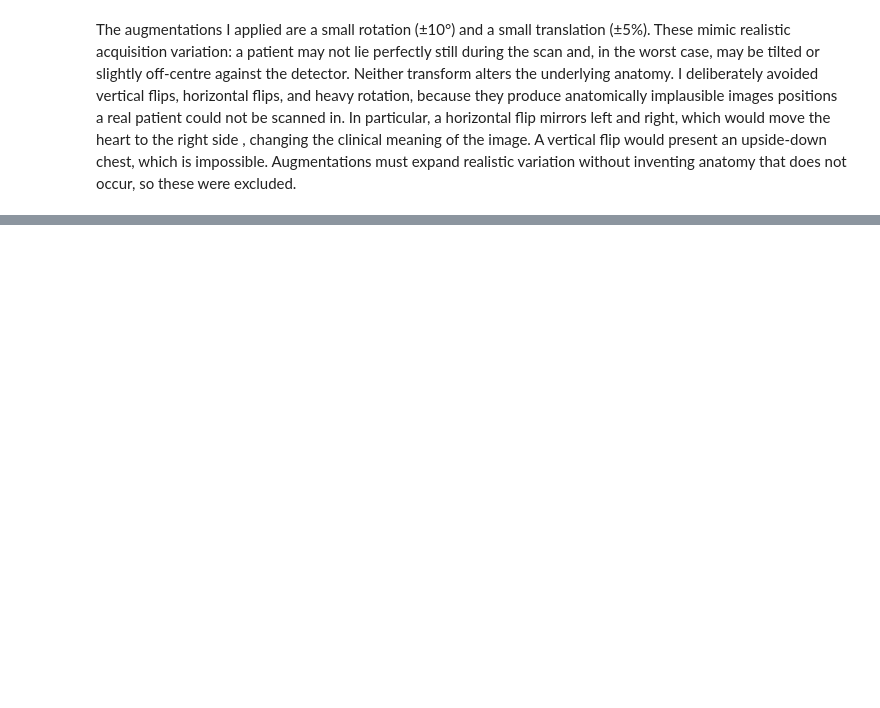
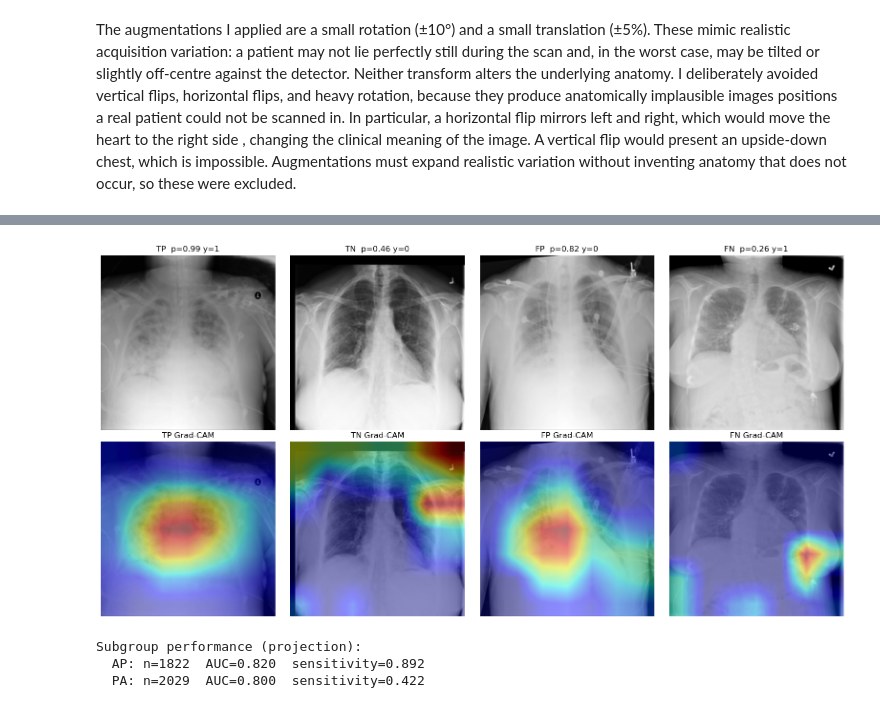
Before and after one commit to B4ryterx/ENG2440_Assignment1, a Jupyter notebook: ENG2440_Assignment1_Supporting_Files/Assignment1_Brandon-Jason.ipynb, the cells around one changed output, grey strips where cells are left out. Cells and saved outputs as stored; diff of their text form; code cells hidden in the pictures; blank space fills up the shorter version.

```diff
--- a/ENG2440_Assignment1_Supporting_Files/Assignment1_Brandon-Jason.ipynb
+++ b/ENG2440_Assignment1_Supporting_Files/Assignment1_Brandon-Jason.ipynb
@@ -360,0 +593,50 @@ Final logistic baseline (TEST, evaluated once):
+# %%
+import torch, torch.nn as nn, torch.nn.functional as F
+import torchvision.models as tvm
+
+cnn = tvm.resnet18(weights=None)
+cnn.conv1 = nn.Conv2d(1,64,7,2,3,bias=False)
+cnn.fc = nn.Linear(512,1)
+cnn.load_state_dict(torch.load("../cnn_seed42.pt", map_location="cpu"))
+cnn.eval()
+target_layer = cnn.layer4[-1]
+
+def grad_cam(pid):
+    x = preprocess(pid).unsqueeze(0)
+    A, G = {}, {}
+    h1 = target_layer.register_forward_hook(lambda m,i,o: A.__setitem__('v', o.detach()))
+    h2 = target_layer.register_full_backward_hook(lambda m,gi,go: G.__setitem__('v', go[0].detach()))
+    cnn.zero_grad(); out = cnn(x); out[0,0].backward()
+    a, g = A['v'][0], G['v'][0]
+    cam = torch.relu((g.mean(dim=(1,2))[:,None,None] * a).sum(0)); cam = cam/(cam.max()+1e-8)
+    h1.remove(); h2.remove()
+    cam = F.interpolate(cam[None,None],(224,224),mode="bilinear",align_corners=False)[0,0].numpy()
+    return preprocess(pid)[0].numpy(), cam
+# %%
+test_probs = np.load("../cnn_preds_seed42.npz")["probs"]
+tdf = test_df.reset_index(drop=True)
+pred = (test_probs>=0.5).astype(int); true = tdf["Target"].values
+pick = lambda c: np.where(c)[0][0]
+cases = [(pick((pred==1)&(true==1)),"TP"),(pick((pred==0)&(true==0)),"TN"),
+         (pick((pred==1)&(true==0)),"FP"),(pick((pred==0)&(true==1)),"FN")]
+fig,ax=plt.subplots(2,4,figsize=(16,8))
+for c,(idx,name) in enumerate(cases):
+    pid=tdf.iloc[idx]["patientId"]; img,cam=grad_cam(pid)
+    ax[0,c].imshow(img,cmap="gray"); ax[0,c].set_title(f"{name}  p={test_probs[idx]:.2f} y={true[idx]}"); ax[0,c].axis("off")
+    ax[1,c].imshow(img,cmap="gray"); ax[1,c].imshow(cam,cmap="jet",alpha=0.45); ax[1,c].set_title(f"{name} Grad-CAM"); ax[1,c].axis("off")
+plt.tight_layout(); plt.show()
+# %% [output]
+[figure, added]
+# %%
+from sklearn.metrics import roc_auc_score, recall_score
+import pydicom
+views = {pid: pydicom.dcmread(path_index[pid], stop_before_pixels=True).get("ViewPosition","UNK") for pid in tdf["patientId"]}
+tdf = tdf.assign(view=tdf["patientId"].map(views)); ys=true
+print("Subgroup performance (projection):")
+for v in ["AP","PA"]:
+    m = tdf["view"].values==v
+    print(f"  {v}: n={m.sum():4d}  AUC={roc_auc_score(ys[m],test_probs[m]):.3f}  sensitivity={recall_score(ys[m],pred[m]):.3f}")
+# %% [output]
+Subgroup performance (projection):
+  AP: n=1822  AUC=0.820  sensitivity=0.892
+  PA: n=2029  AUC=0.800  sensitivity=0.422
```
Also changed, not shown: parts of 22 cells of this notebook, 5 other files.
